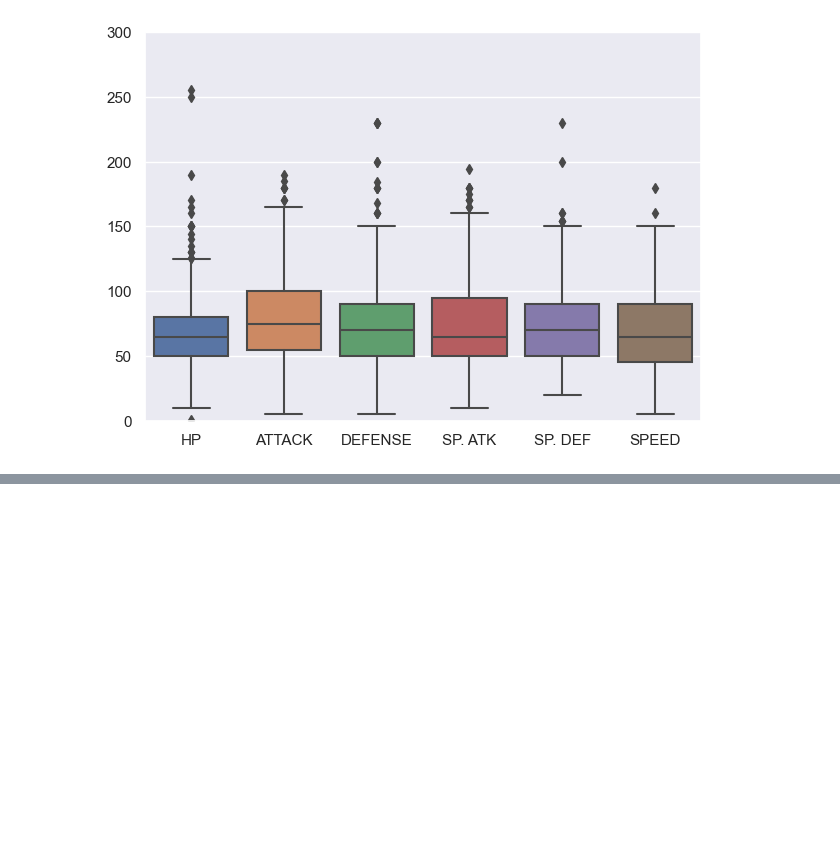
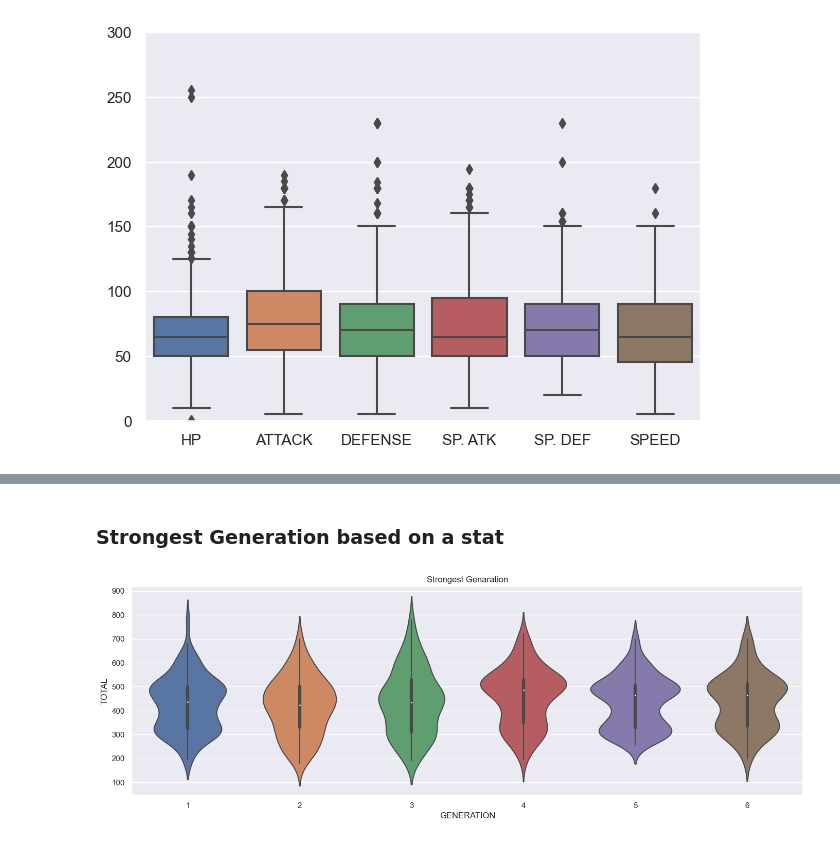
Before and after one commit to VictorGonzalezEscriba/pokemon_stats, a Jupyter notebook: notebook.ipynb, the cells around one changed output, grey strips where cells are left out. Cells and saved outputs as stored; diff of their text form; code cells hidden in the pictures; blank space fills up the shorter version.

```diff
--- a/notebook.ipynb
+++ b/notebook.ipynb
@@ -322,0 +347,11 @@ Noibat
+# %% [markdown]
+### Strongest Generation based on a stat
+# %%
+# Strongest Generation
+stat = "TOTAL"
+plt.subplots(figsize = (15,5))
+plt.title('Strongest Genaration')
+sns.violinplot(x = "GENERATION", y = stat, data = df)
+plt.show()
+# %% [output]
+[figure, added]
```
Also changed, not shown: parts of 19 cells of this notebook, 1 other file.
